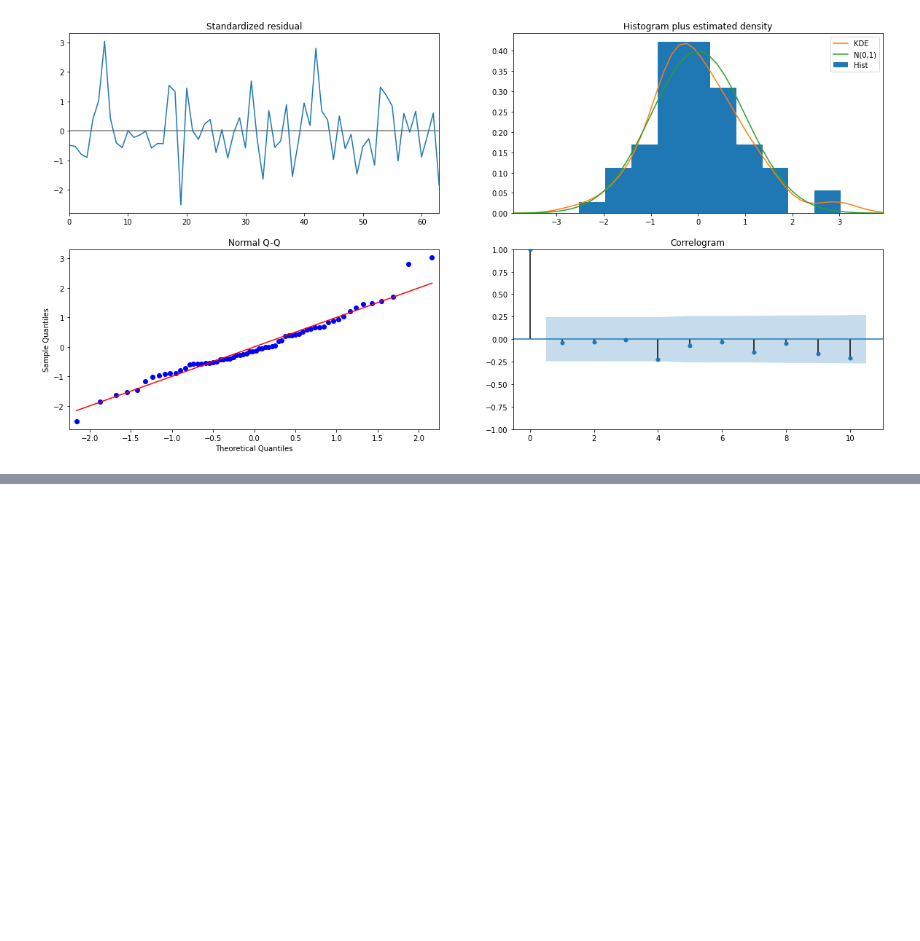
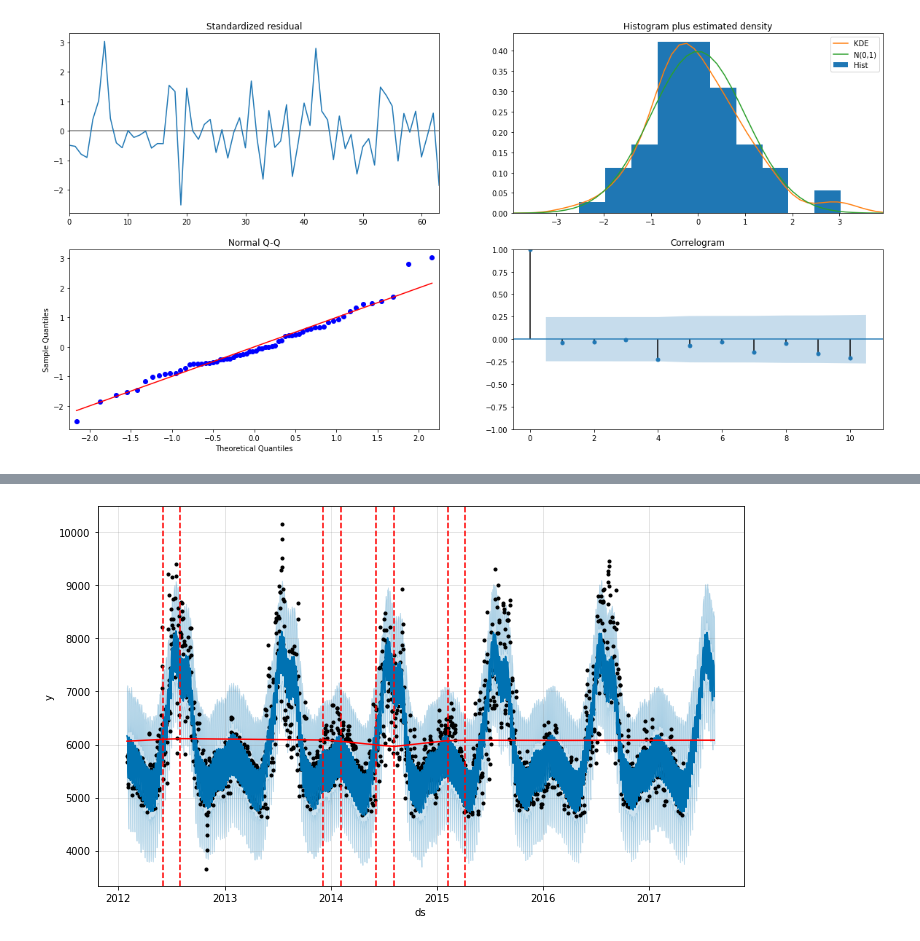
Before and after one commit to shelly2904/DATA_SCIENCE, a Jupyter notebook: Time Series/Time_Series_Algorithms.ipynb, the cells around one changed output, grey strips where cells are left out. Cells and saved outputs as stored; diff of their text form; code cells hidden in the pictures; blank space fills up the shorter version.

Commit message:
Univariate TSA using FBprophet

```diff
--- a/Time Series/Time_Series_Algorithms.ipynb
+++ b/Time Series/Time_Series_Algorithms.ipynb
@@ -223,0 +322,6 @@ out=model.plot_diagnostics()
+# %%
+from fbprophet.plot import add_changepoints_to_plot
+fig = model_fbp.plot(forecast)
+a = add_changepoints_to_plot(fig.gca(), model_fbp, forecast)
+# %% [output]
+[figure, added]
```
Also changed, not shown: parts of 24 cells of this notebook.
